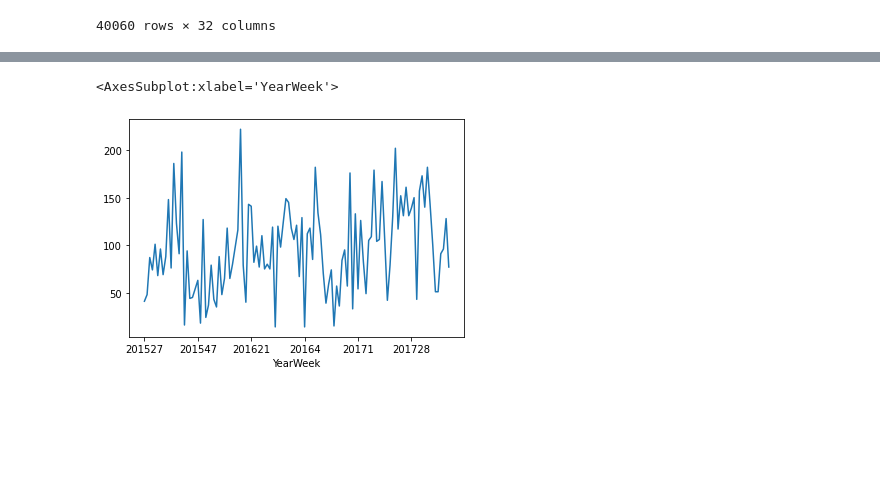
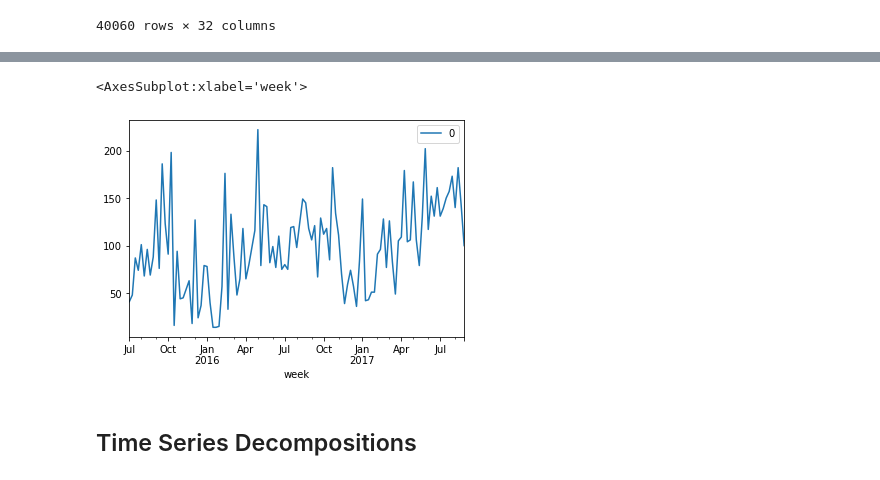
Before and after one commit to sanayei/tseries, a Jupyter notebook: arima.ipynb, the cells around one changed output, grey strips where cells are left out. Cells and saved outputs as stored; diff of their text form; code cells hidden in the pictures; blank space fills up the shorter version.

```diff
--- a/arima.ipynb
+++ b/arima.ipynb
@@ -96,7 +111,7 @@ ReservationStatus              category
 ReservationStatusDate          category
 dtype: object
 # %%
-df['YearWeek'] = df['ArrivalDateYear'].map(str) + df['ArrivalDateWeekNumber'].map(str)
+df['YearWeek'] = df['ArrivalDateYear'].map(str) + '-W' +df['ArrivalDateWeekNumber'].map(str)
 # %%
 df.sort_values(by='YearWeek', ascending=True)
 # %% [output]
@@ -113,5 +128,8 @@ df.sort_values(by='YearWeek', ascending=True)
 | 33757 | 0 | 1 | 2017 | March | 9 | 1 | ... |
 | 34454 | 0 | 63 | 2017 | March | 9 | 1 | ... |
 40060 rows × 32 columns
+# %%
+df['week'] = pd.to_datetime(df['YearWeek'].apply(lambda x: datetime.datetime.strptime(x + '-1', "%Y-W%W-%w")))
 # %%
-cancelled_per_week = df.groupby('YearWeek').apply(lambda x: sum(x['IsCanceled']))
+cancelled_per_week = df.groupby('week').apply(lambda x: sum(x['IsCanceled']))
+cancelled_per_week
@@ -117,0 +150,3 @@ cancelled_per_week = df.groupby('YearWeek').apply(lambda x: sum(x['IsCanceled'])
+# %%
+tseries = pd.DataFrame(cancelled_per_week)
+tseries.index
@@ -118,5 +162,7 @@ cancelled_per_week = df.groupby('YearWeek').apply(lambda x: sum(x['IsCanceled'])
 # %%
-cancelled_per_week.plot()
+tseries.plot()
 # %% [output]
-<AxesSubplot:xlabel='YearWeek'>
+<AxesSubplot:xlabel='week'>
-[figure, old version]
+[figure, new version]
+# %% [markdown]
+## Time Series Decompositions
```
Also changed, not shown: parts of 13 cells of this notebook.
